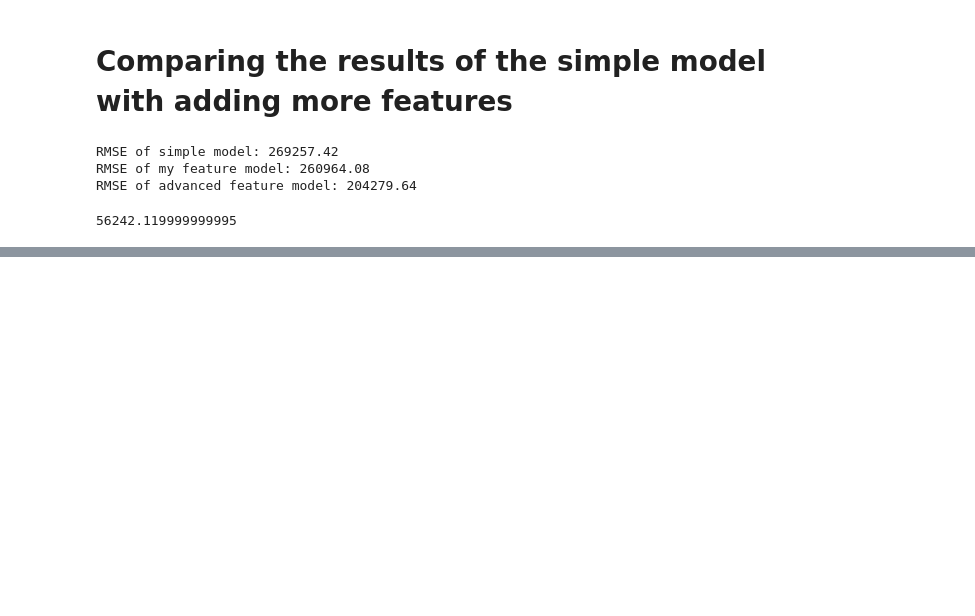
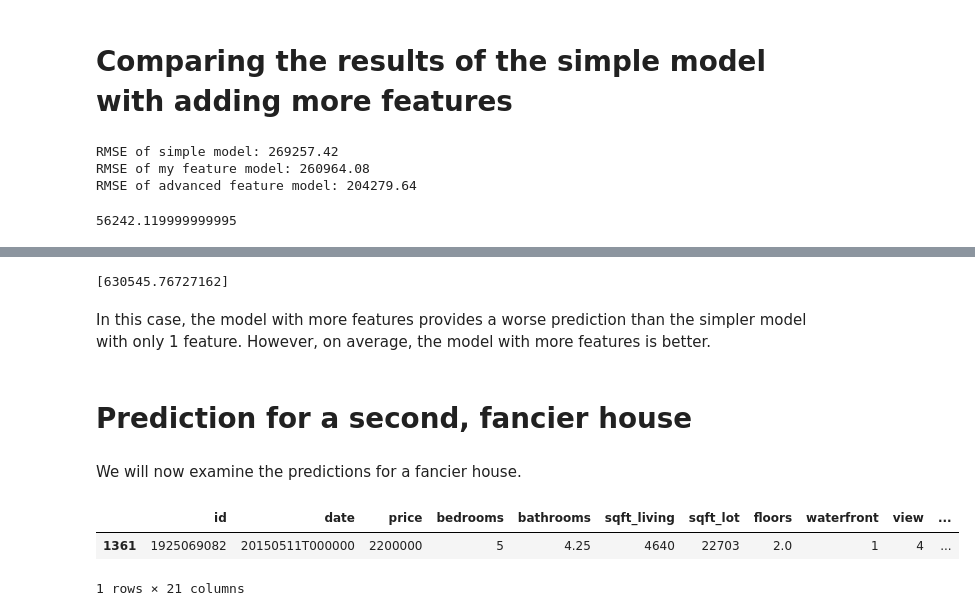
Before and after one commit to Estefaniajim/Machine-Learning-Projects, a Jupyter notebook: Machine Learning Foundations Coursera/A Case Study Approach Week 1/Predicting house prices.ipynb, the cells around one changed output, grey strips where cells are left out. Drawn from its saved outputs; the diff is of its cells as text; code cells hidden in the pictures; blank space fills up the shorter version.

```diff
--- a/Machine Learning Foundations Coursera/A Case Study Approach Week 1/Predicting house prices.ipynb
+++ b/Machine Learning Foundations Coursera/A Case Study Approach Week 1/Predicting house prices.ipynb
@@ -343,0 +380,18 @@ The RMSE goes down from \$255,170 to \$179,508 with more features.
+# %%
+print (my_features_model.predict(house1[my_features]))
+# %% [output]
+[630545.76727162]
+# %% [markdown]
+In this case, the model with more features provides a worse prediction than the simpler model with only 1 feature. However, on average, the model with more features is better.
+# %% [markdown]
+# Prediction for a second, fancier house
+# %% [markdown]
+We will now examine the predictions for a fancier house.
+# %%
+house2 = sales[sales['id']==1925069082]
+# %%
+house2
+# %% [output]
+|  | id | date | price | bedrooms | bathrooms | sqft_living | sqft_lot | floors | waterfront | view | ... |
+| 1361 | 1925069082 | 20150511T000000 | 2200000 | 5 | 4.25 | 4640 | 22703 | 2.0 | 1 | 4 | ... |
+1 rows × 21 columns
```
Also changed, not shown: parts of 11 cells of this notebook, 3 other files.
